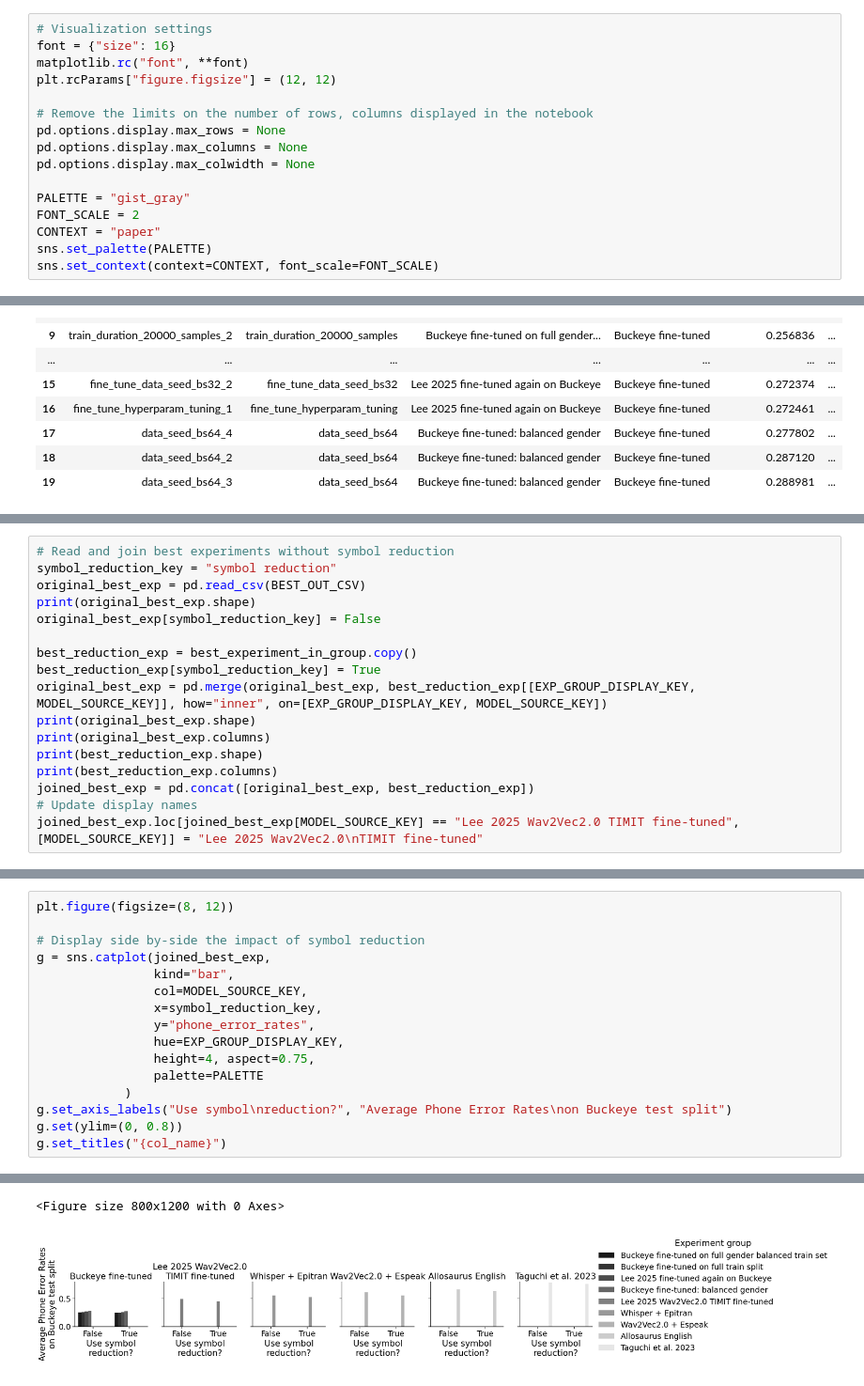
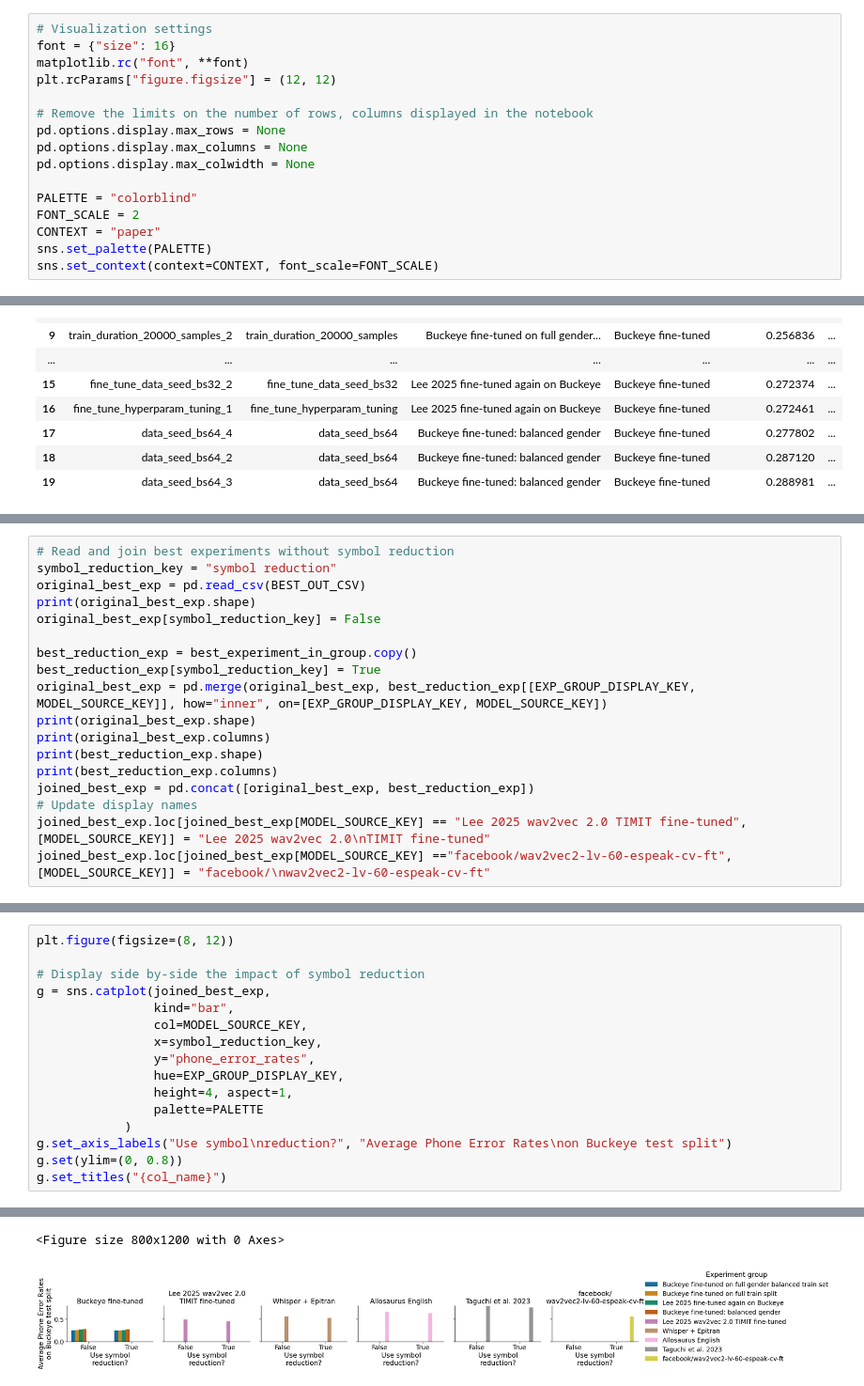
Before and after one commit to UMassCDS/wav2ipa, a Jupyter notebook: notebooks/amp_presentation/buckeye_post_processing_evaluation.ipynb, the cells around one changed output, grey strips where cells are left out. Shown at 94% size. Saved outputs shown, nothing was run; the diff lists cells and outputs as text.

Commit message:
Tweaked model names in plots and some typos

```diff
--- a/notebooks/amp_presentation/buckeye_post_processing_evaluation.ipynb
+++ b/notebooks/amp_presentation/buckeye_post_processing_evaluation.ipynb
@@ -43,7 +43,7 @@ pd.options.display.max_rows = None
 pd.options.display.max_columns = None
 pd.options.display.max_colwidth = None
 
-PALETTE = "gist_gray"
+PALETTE = "colorblind"
 FONT_SCALE = 2
 CONTEXT = "paper"
 sns.set_palette(PALETTE)
@@ -345,6 +347,7 @@ print(best_reduction_exp.shape)
 print(best_reduction_exp.columns)
 joined_best_exp = pd.concat([original_best_exp, best_reduction_exp])
 # Update display names
-joined_best_exp.loc[joined_best_exp[MODEL_SOURCE_KEY] == "Lee 2025 Wav2Vec2.0 TIMIT fine-tuned", [MODEL_SOURCE_KEY]] = "Lee 2025 Wav2Vec2.0\nTIMIT fine-tuned"
+joined_best_exp.loc[joined_best_exp[MODEL_SOURCE_KEY] == "Lee 2025 wav2vec 2.0 TIMIT fine-tuned", [MODEL_SOURCE_KEY]] = "Lee 2025 wav2vec 2.0\nTIMIT fine-tuned"
+joined_best_exp.loc[joined_best_exp[MODEL_SOURCE_KEY] =="facebook/wav2vec2-lv-60-espeak-cv-ft", [MODEL_SOURCE_KEY]] = "facebook/\nwav2vec2-lv-60-espeak-cv-ft"
 # %% [output]
 (23, 6)
@@ -361,23 +364,23 @@ Index(['Experiment group', 'Model source', 'experiment_label',
 # %%
 plt.figure(figsize=(8, 12))
 
 # Display side by-side the impact of symbol reduction
 g = sns.catplot(joined_best_exp,
                 kind="bar",
                 col=MODEL_SOURCE_KEY,
                 x=symbol_reduction_key,
                 y="phone_error_rates",
                 hue=EXP_GROUP_DISPLAY_KEY,
-                height=4, aspect=0.75,
+                height=4, aspect=1,
                 palette=PALETTE
             )
 g.set_axis_labels("Use symbol\nreduction?", "Average Phone Error Rates\non Buckeye test split")
 g.set(ylim=(0, 0.8))
 g.set_titles("{col_name}")
 # %% [output]
 <seaborn.axisgrid.FacetGrid at 0x...>
 <Figure size 800x1200 with 0 Axes>
-[figure, old version]
+[figure, new version]
 # %%
 plt.figure(figsize=(8, 12))
 # Display side by-side the impact of symbol reduction
```
Also changed, not shown: parts of 7 cells of this notebook, 5 other files.
